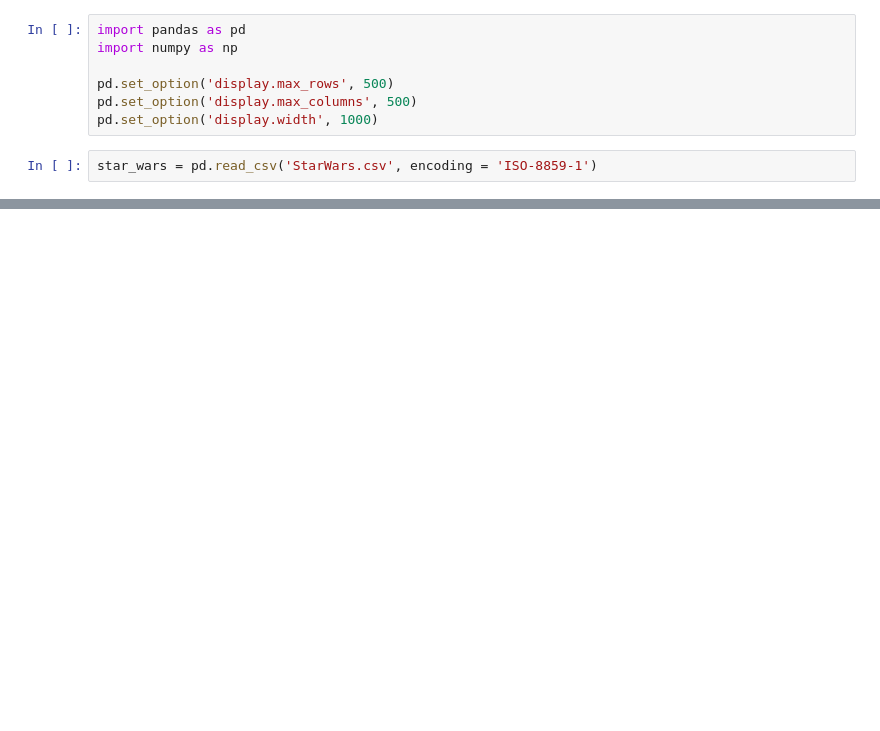
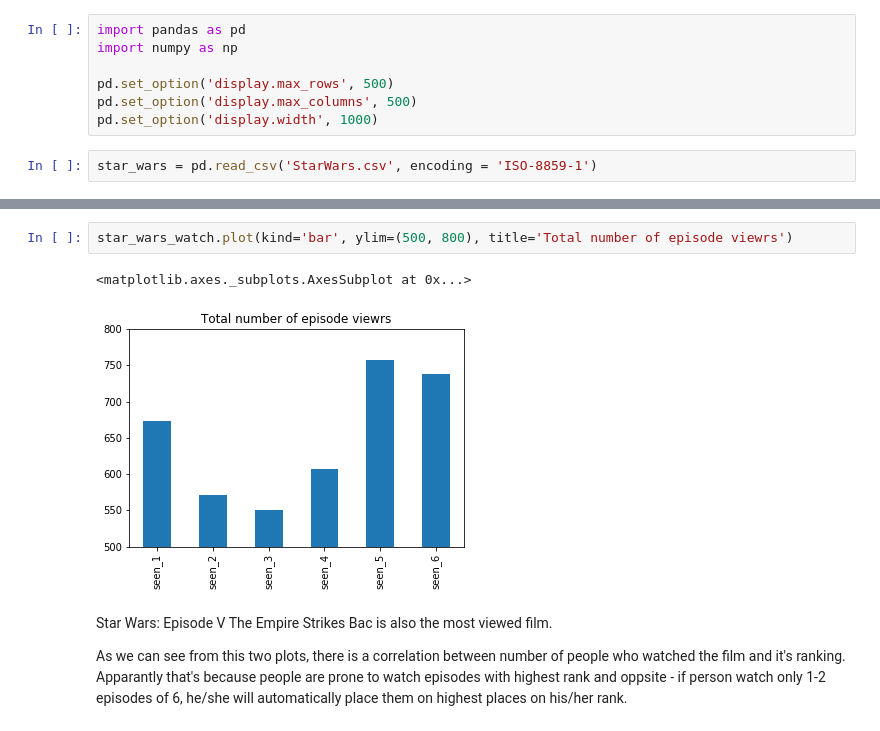
Before and after one commit to beatwad/star_wars_survey, a Jupyter notebook: Untitled.ipynb, the cells around one changed output, grey strips where cells are left out. Saved outputs shown, nothing was run; the diff lists cells and outputs as text; blank space fills up the shorter version.

```diff
--- a/Untitled.ipynb
+++ b/Untitled.ipynb
@@ -18,0 +89,9 @@ star_wars.head()
+# %%
+star_wars_watch.plot(kind='bar', ylim=(500, 800), title='Total number of episode viewrs')
+# %% [output]
+<matplotlib.axes._subplots.AxesSubplot at 0x...>
+[figure, added]
+# %% [markdown]
+Star Wars: Episode V The Empire Strikes Bac is also the most viewed film.
+
+As we can see from this two plots, there is a correlation between number of people who watched the film and it's ranking. Apparantly that's because people are prone to watch episodes with highest rank and oppsite - if person watch only 1-2 episodes of 6, he/she will automatically place them on highest places on his/her rank.
```
Also changed, not shown: parts of 37 cells of this notebook.
